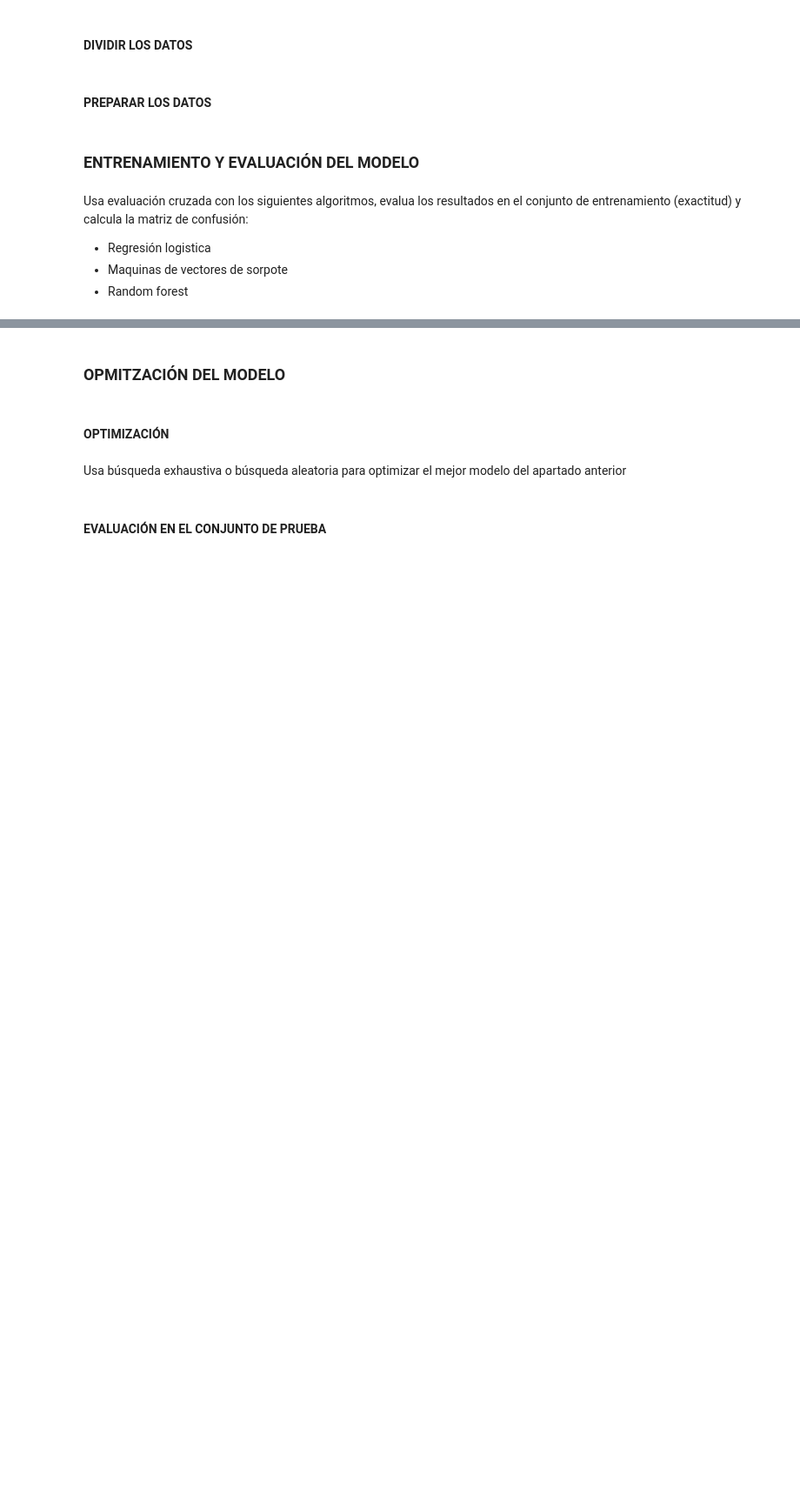
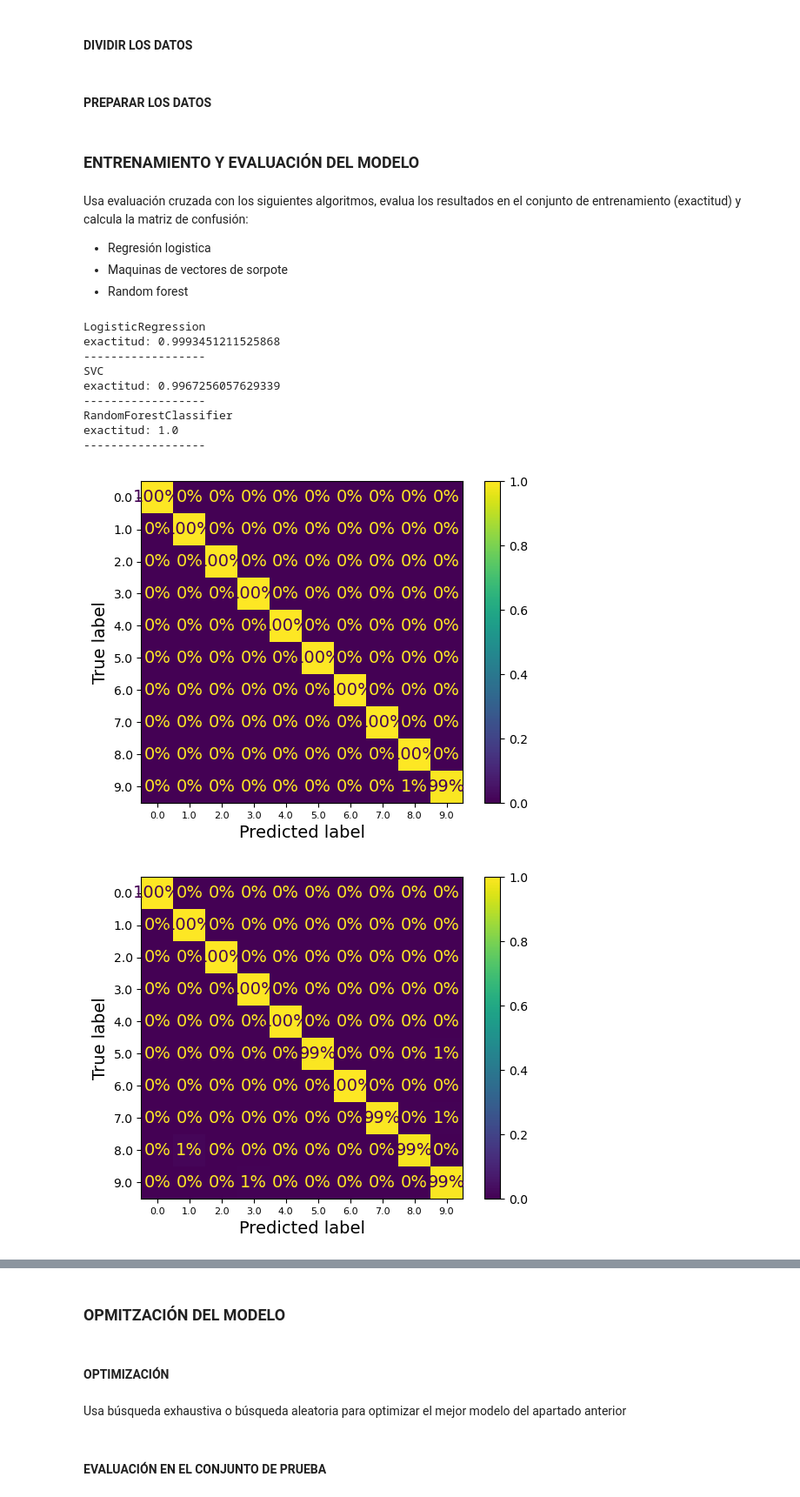
Before and after one commit to xabierguerrero/IABD_2425, a Jupyter notebook: Python_Ejers/SAPA/2_8Ejers/2_8Ejercicios.ipynb, the cells around one changed output, grey strips where cells are left out. Shown at 87% size. Saved outputs shown, nothing was run; the diff lists cells and outputs as text; code cells hidden in the pictures; blank space fills up the shorter version.

```diff
--- a/Python_Ejers/SAPA/2_8Ejers/2_8Ejercicios.ipynb
+++ b/Python_Ejers/SAPA/2_8Ejers/2_8Ejercicios.ipynb
@@ -445,7 +561,19 @@ y_digits = digits.target
 # %% [markdown]
 #### DIVIDIR LOS DATOS
+# %%
+df_digits_train, df_digits_test = train_test_split(df_digits, test_size=0.15, random_state=17)
+
+df_digits_train_y = df_digits_train['numero'].copy()
+df_digits_train_x = df_digits_train.drop('numero',axis=1)
+
+df_digits_test_y = df_digits_test['numero'].copy()
+df_digits_test_x = df_digits_test.drop('numero',axis=1)
 # %% [markdown]
 #### PREPARAR LOS DATOS
+# %%
+preprocessing = ColumnTransformer([
+    ("scaler", StandardScaler(), slice(0, df_digits_train_x.shape[1]))  # Aplica a todas las características
+])
 # %% [markdown]
 ### ENTRENAMIENTO Y EVALUACIÓN DEL MODELO
 # %% [markdown]
@@ -453,3 +581,59 @@ Usa evaluación cruzada con los siguientes algoritmos, evalua los resultados en
 - Regresión logistica
 - Maquinas de vectores de sorpote
 - Random forest
+# %%
+modelo_LR=make_pipeline(preprocessing,LogisticRegression(random_state=17, max_iter=1000))
+modelo_SVC=make_pipeline(preprocessing,SVC(random_state=17, max_iter=1000))
+modelo_RF=make_pipeline(preprocessing,RandomForestClassifier(random_state=17))
+
+modelos=[modelo_LR,modelo_SVC,modelo_RF]
+
+for modelo in modelos:
+    modelo.fit(df_digits_train_x,df_digits_train_y)
+
+    predicciones = modelo.predict(df_digits_train_x)
+
+    exactitud=accuracy_score(df_digits_train_y,predicciones)
+
+
+
+    print(modelo.steps[-1][1].__class__.__name__)
+    print("exactitud:",exactitud)
+
+    ConfusionMatrixDisplay.from_predictions(
+        df_digits_train_y, predicciones, normalize="true", values_format=".0%"
+    )
+    plt.show()
+    # try:
+    #     modelo_crossval = cross_val_predict(modelo, df_loan_train_x, df_loan_train_y, cv=3, method='decision_function')
+    #     print("El modelo soporta evaluación cruzada")
+    #     fpr, tpr, thresholds = roc_curve(df_loan_train_y, modelo_crossval)
+
+    #     plt.figure(figsize=(8, 6))
+    #     plt.plot(fpr, tpr, label=f'ROC {modelo.steps[-1][1].__class__.__name__} (AUC = {roc_auc:.2f})', lw=2)
+    #     plt.plot([0, 1], [0, 1], color='gray', linestyle='--', lw=1)  # Línea de referencia
+    #     plt.xlabel('Tasa de Falsos Positivos (FPR)')
+    #     plt.ylabel('Tasa de Verdaderos Positivos (TPR)')
+    #     plt.title(f'Curva ROC - {modelo.steps[-1][1].__class__.__name__}')
+    #     plt.legend(loc='lower right')
+    #     plt.grid(alpha=0.3)
+    #     plt.show()
+
+    #     print(f'Área bajo la curva ROC: {roc_auc:.2f}')
+    #     print("")
+
+    # except:
+    #     print("El modelo no soporta decision_function. Omitimos calculo roc.")
+    print("------------------")
+# %% [output]
+LogisticRegression
+exactitud: 0.9993451211525868
+------------------
+SVC
+exactitud: 0.9967256057629339
+------------------
+RandomForestClassifier
+exactitud: 1.0
+------------------
+[figure, added]
+[figure, added]
```
Also changed, not shown: parts of 12 cells of this notebook, 2 other files.
